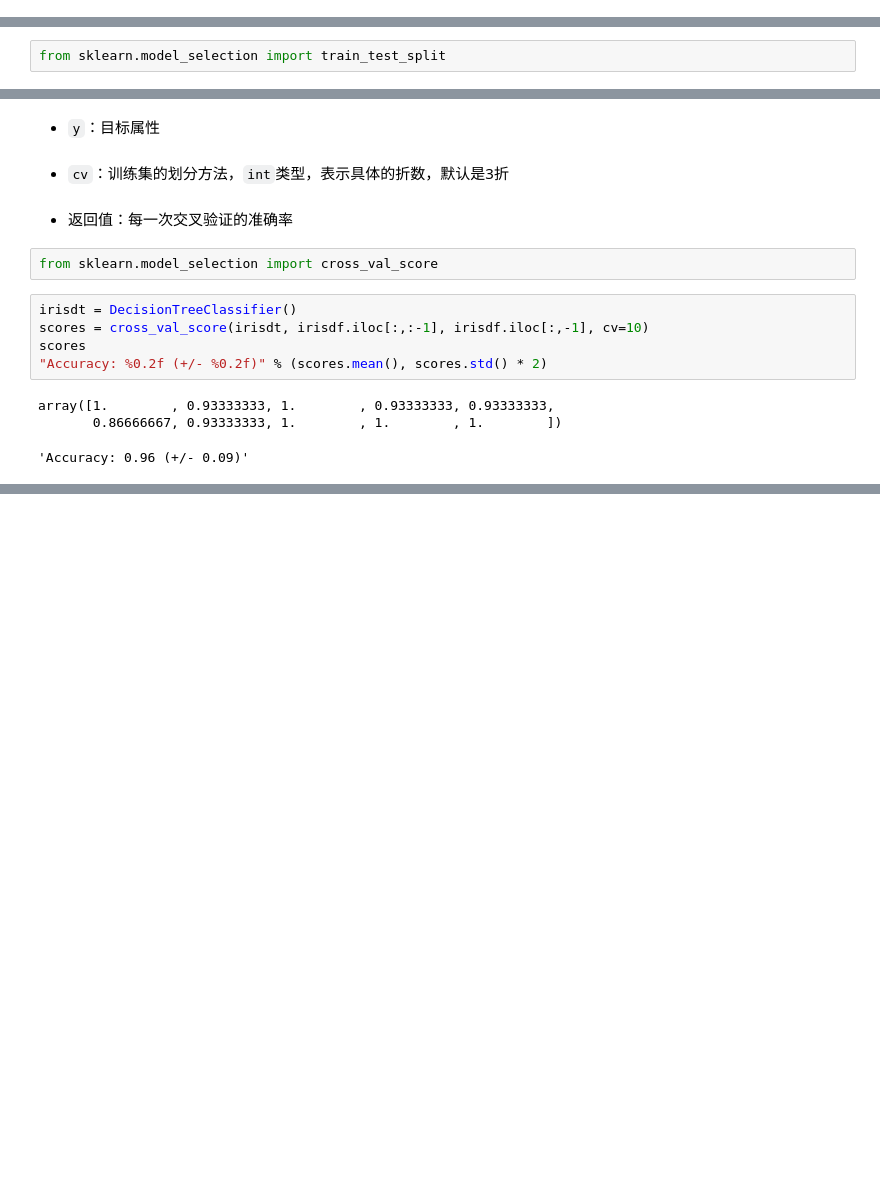
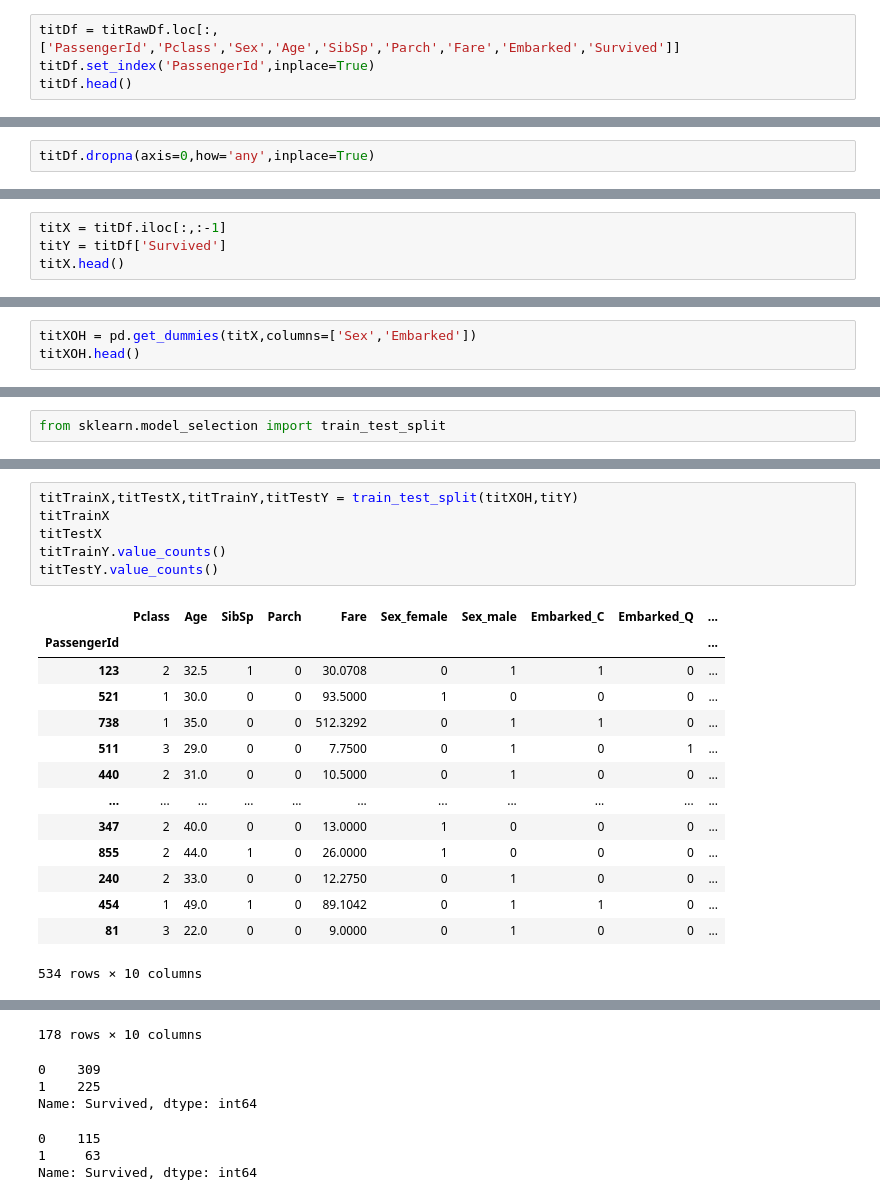
Before and after one commit to christinemu/biz-mining, a Jupyter notebook: Classification.ipynb, the cells around one changed output, grey strips where cells are left out. Saved outputs shown, nothing was run; the diff lists cells and outputs as text; blank space fills up the shorter version.

```diff
--- a/Classification.ipynb
+++ b/Classification.ipynb
@@ -514,0 +503,4 @@ pd.DataFrame(confusionM,columns=irisdf['species'].unique(), index=irisdf['specie
+# %%
+titDf = titRawDf.loc[:,['PassengerId','Pclass','Sex','Age','SibSp','Parch','Fare','Embarked','Survived']]
+titDf.set_index('PassengerId',inplace=True)
+titDf.head()
@@ -553,0 +519,2 @@ accuracyIrisTrain
+# %%
+titDf.dropna(axis=0,how='any',inplace=True)
@@ -553,0 +535,4 @@ accuracyIrisTrain
+# %%
+titX = titDf.iloc[:,:-1]
+titY = titDf['Survived']
+titX.head()
@@ -553,0 +547,3 @@ accuracyIrisTrain
+# %%
+titXOH = pd.get_dummies(titX,columns=['Sex','Embarked'])
+titXOH.head()
@@ -937,17 +576,21 @@ sklearn.model_selection.cross_val_score(estimator, X, y=None, cv=’warn’)
-# %% [markdown]
-- `y`：目标属性
-# %% [markdown]
-- `cv`：训练集的划分方法，`int`类型，表示具体的折数，默认是3折
-# %% [markdown]
-- 返回值：每一次交叉验证的准确率
-# %%
-from sklearn.model_selection import cross_val_score
-# %%
-irisdt = DecisionTreeClassifier()
-scores = cross_val_score(irisdt, irisdf.iloc[:,:-1], irisdf.iloc[:,-1], cv=10)
-scores
-"Accuracy: %0.2f (+/- %0.2f)" % (scores.mean(), scores.std() * 2)
-# %% [output]
-array([1.        , 0.93333333, 1.        , 0.93333333, 0.93333333,
-       0.86666667, 0.93333333, 1.        , 1.        , 1.        ])
-'Accuracy: 0.96 (+/- 0.09)'
+# %%
+titTrainX,titTestX,titTrainY,titTestY = train_test_split(titXOH,titY)
+titTrainX
+titTestX
+titTrainY.value_counts()
+titTestY.value_counts()
+# %% [output]
+|  | Pclass | Age | SibSp | Parch | Fare | Sex_female | Sex_male | Embarked_C | Embarked_Q | ... |
+| PassengerId |  |  |  |  |  |  |  |  |  | ... |
+| 123 | 2 | 32.5 | 1 | 0 | 30.0708 | 0 | 1 | 1 | 0 | ... |
+| 521 | 1 | 30.0 | 0 | 0 | 93.5000 | 1 | 0 | 0 | 0 | ... |
+| 738 | 1 | 35.0 | 0 | 0 | 512.3292 | 0 | 1 | 1 | 0 | ... |
+| 511 | 3 | 29.0 | 0 | 0 | 7.7500 | 0 | 1 | 0 | 1 | ... |
+| 440 | 2 | 31.0 | 0 | 0 | 10.5000 | 0 | 1 | 0 | 0 | ... |
+| ... | ... | ... | ... | ... | ... | ... | ... | ... | ... | ... |
+| 347 | 2 | 40.0 | 0 | 0 | 13.0000 | 1 | 0 | 0 | 0 | ... |
+| 855 | 2 | 44.0 | 1 | 0 | 26.0000 | 1 | 0 | 0 | 0 | ... |
+| 240 | 2 | 33.0 | 0 | 0 | 12.2750 | 0 | 1 | 0 | 0 | ... |
+| 454 | 1 | 49.0 | 1 | 0 | 89.1042 | 0 | 1 | 1 | 0 | ... |
+| 81 | 3 | 22.0 | 0 | 0 | 9.0000 | 0 | 1 | 0 | 0 | ... |
+534 rows × 10 columns
@@ -953,0 +610,7 @@ array([1.        , 0.93333333, 1.        , 0.93333333, 0.93333333,
+178 rows × 10 columns
+0    309
+1    225
+Name: Survived, dtype: int64
+0    115
+1     63
+Name: Survived, dtype: int64
```
Also changed, not shown: parts of 220 cells of this notebook, 5 other files.
